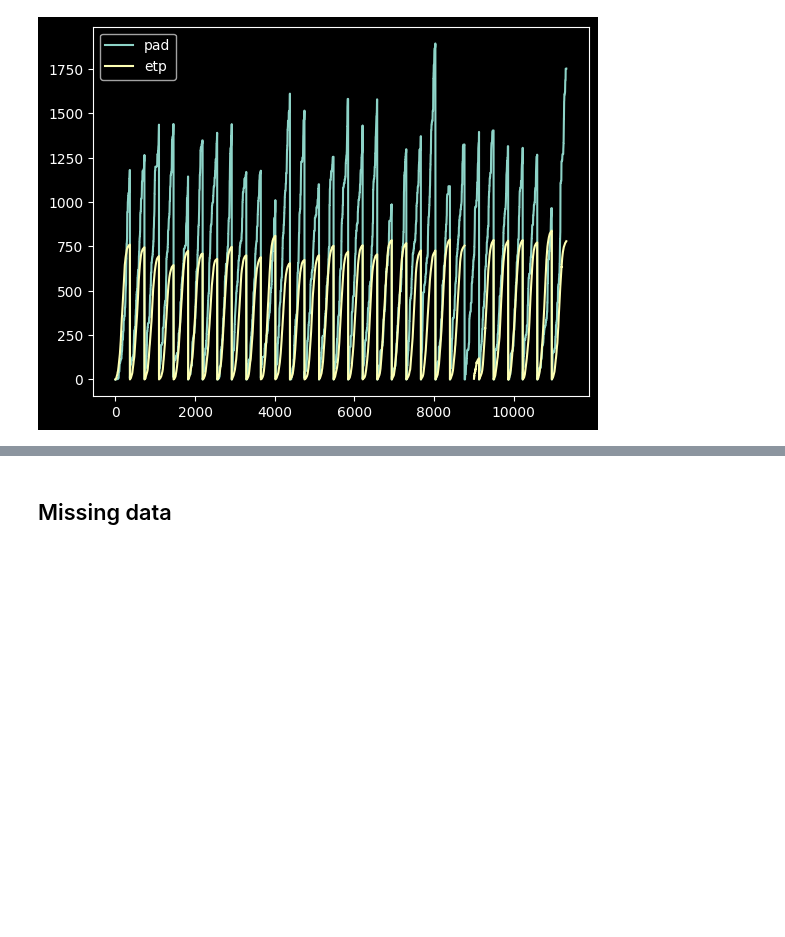
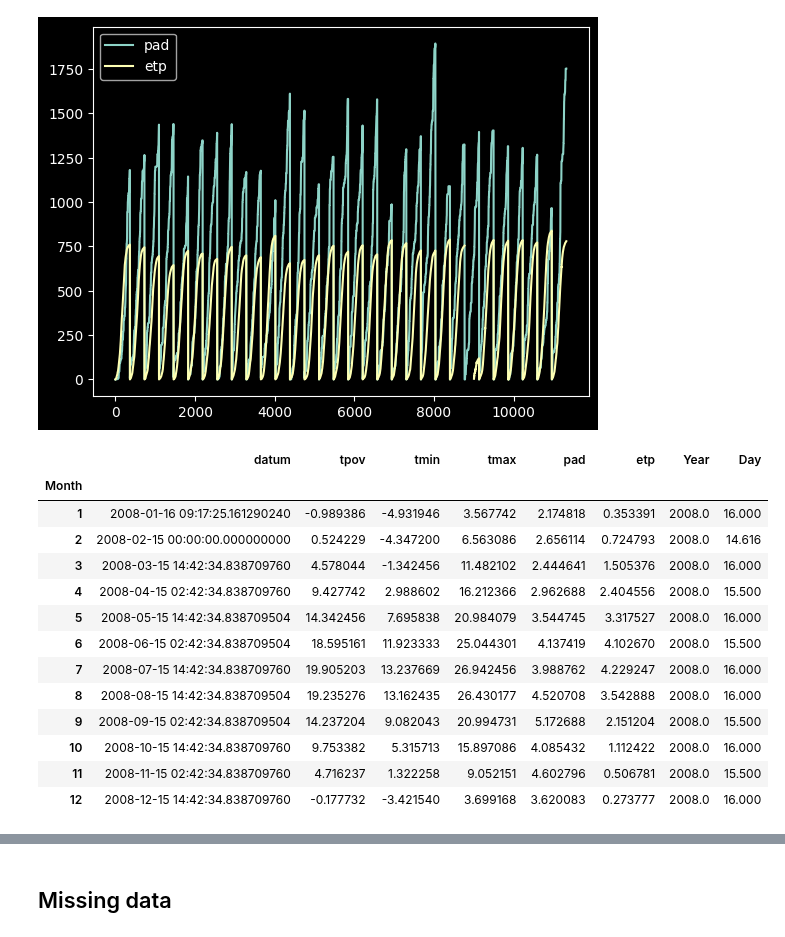
Before and after one commit to rokuk/aquacrop-slovenia, a Jupyter notebook: notebooks/data_preparation/Prepare Weather Letalisce Ljubljana.ipynb, the cells around one changed output, grey strips where cells are left out. Drawn from its saved outputs; the diff is of its cells as text; code cells hidden in the pictures; blank space fills up the shorter version.

```diff
--- a/notebooks/data_preparation/Prepare Weather Letalisce Ljubljana.ipynb
+++ b/notebooks/data_preparation/Prepare Weather Letalisce Ljubljana.ipynb
@@ -235,3 +266,20 @@ daily_sum.plot(y=["pad", "etp"])
 # %% [output]
 <Axes: >
 [figure]
+# %%
+monthly_mean
+# %% [output]
+|  | datum | tpov | tmin | tmax | pad | etp | Year | Day |
+| Month |  |  |  |  |  |  |  |  |
+| 1 | 2008-01-16 09:17:25.161290240 | -0.989386 | -4.931946 | 3.567742 | 2.174818 | 0.353391 | 2008.0 | 16.000 |
+| 2 | 2008-02-15 00:00:00.000000000 | 0.524229 | -4.347200 | 6.563086 | 2.656114 | 0.724793 | 2008.0 | 14.616 |
+| 3 | 2008-03-15 14:42:34.838709760 | 4.578044 | -1.342456 | 11.482102 | 2.444641 | 1.505376 | 2008.0 | 16.000 |
+| 4 | 2008-04-15 02:42:34.838709760 | 9.427742 | 2.988602 | 16.212366 | 2.962688 | 2.404556 | 2008.0 | 15.500 |
+| 5 | 2008-05-15 14:42:34.838709504 | 14.342456 | 7.695838 | 20.984079 | 3.544745 | 3.317527 | 2008.0 | 16.000 |
+| 6 | 2008-06-15 02:42:34.838709504 | 18.595161 | 11.923333 | 25.044301 | 4.137419 | 4.102670 | 2008.0 | 15.500 |
+| 7 | 2008-07-15 14:42:34.838709760 | 19.905203 | 13.237669 | 26.942456 | 3.988762 | 4.229247 | 2008.0 | 16.000 |
+| 8 | 2008-08-15 14:42:34.838709504 | 19.235276 | 13.162435 | 26.430177 | 4.520708 | 3.542888 | 2008.0 | 16.000 |
+| 9 | 2008-09-15 02:42:34.838709504 | 14.237204 | 9.082043 | 20.994731 | 5.172688 | 2.151204 | 2008.0 | 15.500 |
+| 10 | 2008-10-15 14:42:34.838709760 | 9.753382 | 5.315713 | 15.897086 | 4.085432 | 1.112422 | 2008.0 | 16.000 |
+| 11 | 2008-11-15 02:42:34.838709760 | 4.716237 | 1.322258 | 9.052151 | 4.602796 | 0.506781 | 2008.0 | 15.500 |
+| 12 | 2008-12-15 14:42:34.838709760 | -0.177732 | -3.421540 | 3.699168 | 3.620083 | 0.273777 | 2008.0 | 16.000 |
```
Also changed, not shown: parts of 7 cells of this notebook, 8 other files.
